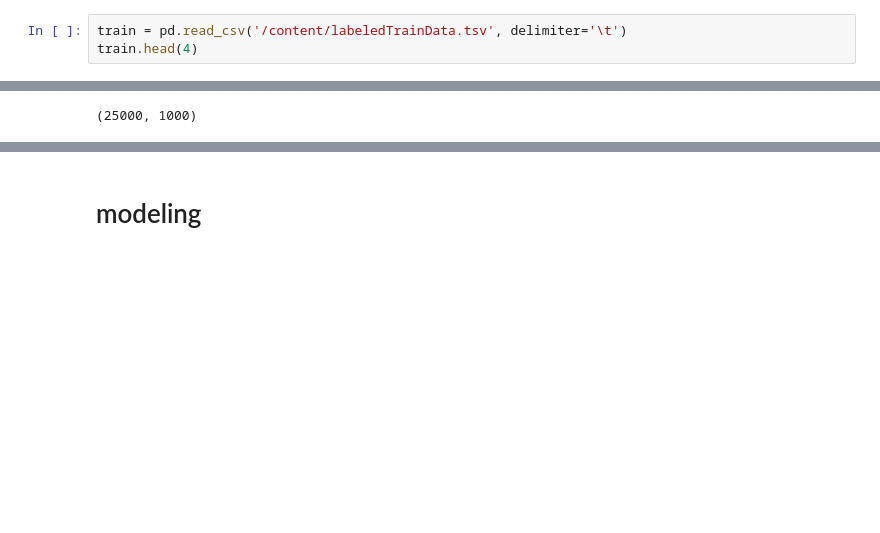
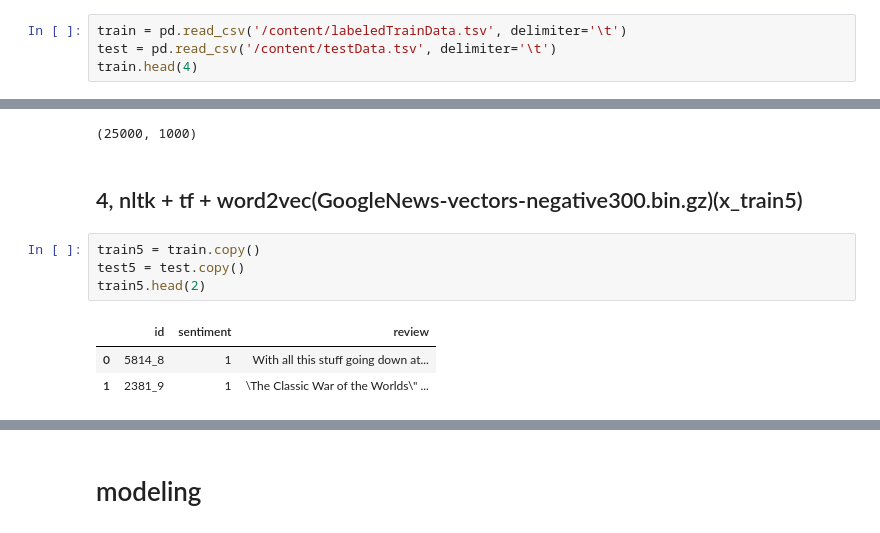
Before and after one commit to chi-hun/kaggle, a Jupyter notebook: Bag_of_Words_Meets_Bags_of_Popcorn.ipynb, the cells around one changed output, grey strips where cells are left out. Drawn from its saved outputs; the diff is of its cells as text; blank space fills up the shorter version.

```diff
--- a/Bag_of_Words_Meets_Bags_of_Popcorn.ipynb
+++ b/Bag_of_Words_Meets_Bags_of_Popcorn.ipynb
@@ -114,5 +136,6 @@ Archive:  /content/labeledTrainData.tsv.zip
 # %%
 train = pd.read_csv('/content/labeledTrainData.tsv', delimiter='\t')
+test = pd.read_csv('/content/testData.tsv', delimiter='\t')
 train.head(4)
 # %% [output]
 |  | id | sentiment | review |
@@ -342,3 +355,13 @@ x_train4 = get_dataset(x_train4,model,num_features)
 x_train4.shape
 # %% [output]
 (25000, 1000)
+# %% [markdown]
+## 4, nltk + tf + word2vec(GoogleNews-vectors-negative300.bin.gz)(x_train5)
+# %%
+train5 = train.copy()
+test5 = test.copy()
+train5.head(2)
+# %% [output]
+|  | id | sentiment | review |
+| 0 | 5814_8 | 1 | With all this stuff going down at... |
+| 1 | 2381_9 | 1 | \The Classic War of the Worlds\" ... |
```
Also changed, not shown: parts of 62 cells of this notebook.
